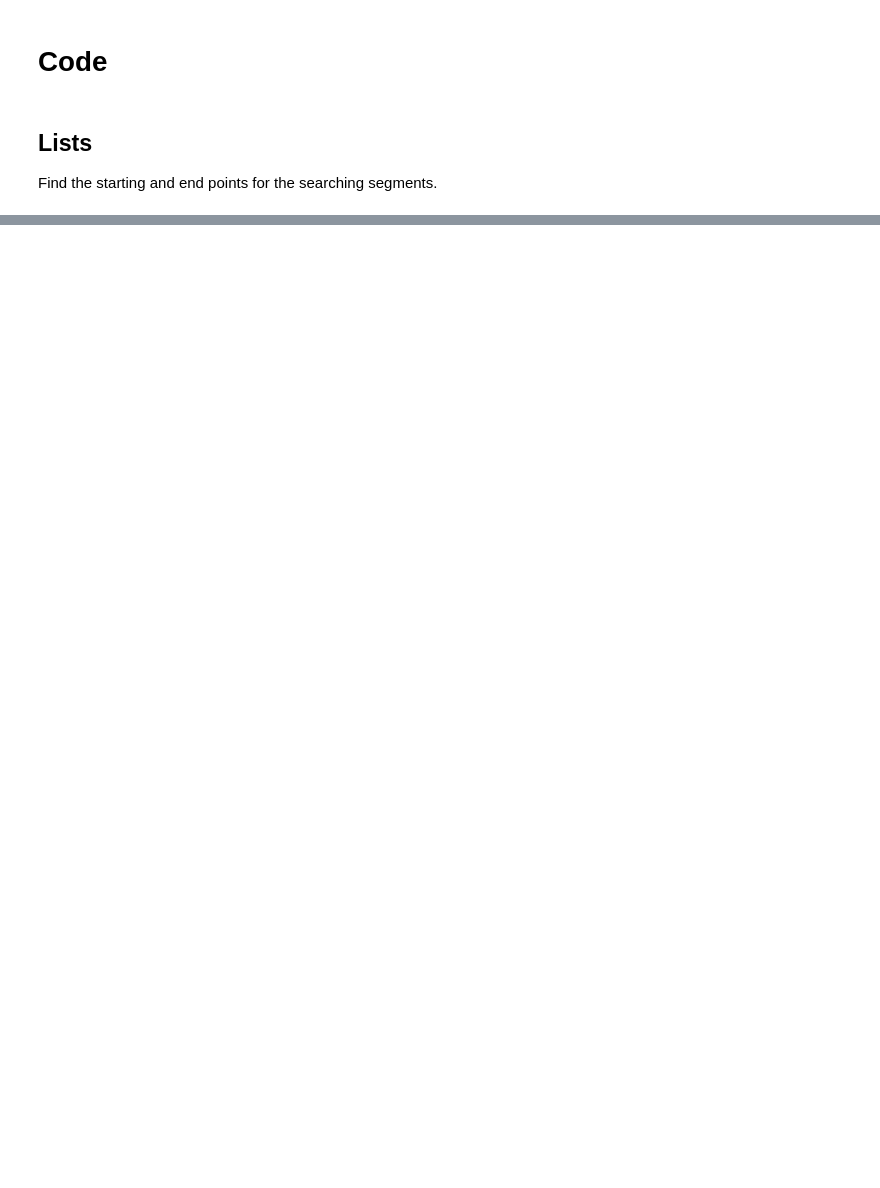
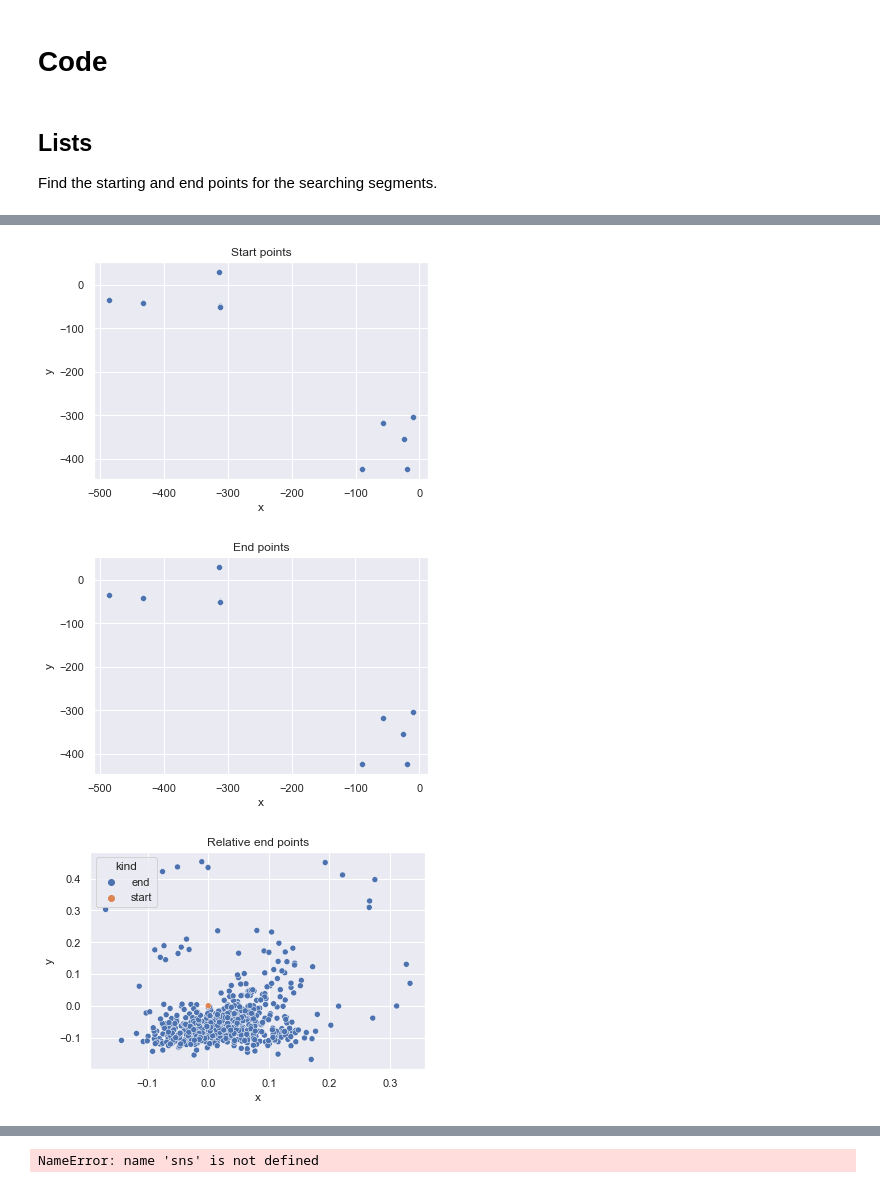
Before and after one commit to marvin353/SmartDataAnalytics_Gruppe1, a Jupyter notebook: Übungsblatt4/julian.ipynb, the cells around one changed output, grey strips where cells are left out. Cells and saved outputs as stored; diff of their text form; code cells hidden in the pictures; blank space fills up the shorter version.

```diff
--- a/Übungsblatt4/julian.ipynb
+++ b/Übungsblatt4/julian.ipynb
@@ -162,0 +45,8 @@ np.savetxt(filepath,hist,delimiter=";",fmt="%d")
+# %%
+start_points, end_points, rel_end_points = get_start_end_points(data)
+# %%
+plot_data(start_points, end_points, rel_end_points)
+# %% [output]
+[figure, added]
+[figure, added]
+[figure, added]
@@ -162,0 +57,6 @@ np.savetxt(filepath,hist,delimiter=";",fmt="%d")
+# %%
+sns.heatmap(np.flipud(np.swapaxes(hist,0,1)), xticklabels=mean_between_neighbors(xedge), yticklabels=np.flipud(mean_between_neighbors(yedge)))
+#plt.axis("equal")
+#plt.show()
+# %% [output]
+NameError: name 'sns' is not defined
```
Also changed, not shown: parts of 13 cells of this notebook, 8 other files.
